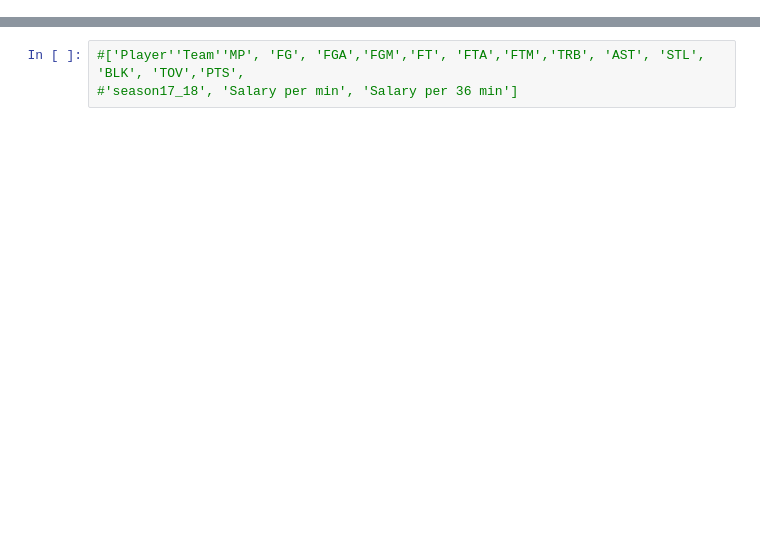
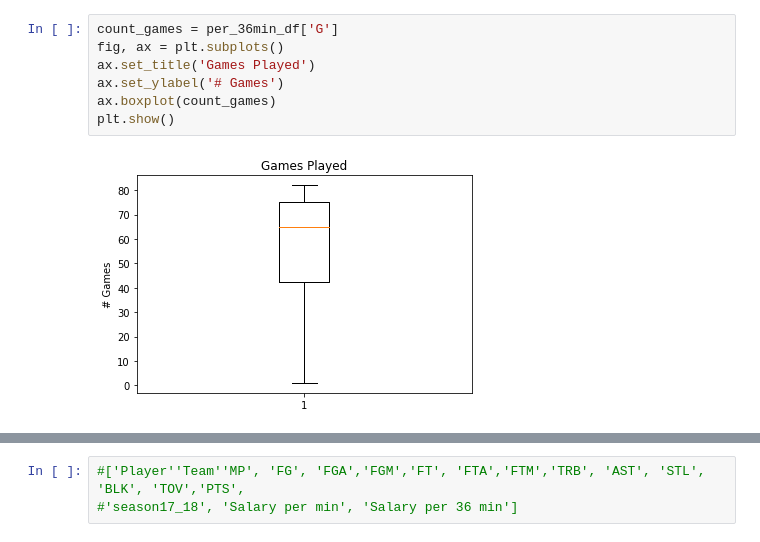
Before and after one commit to dinomolina/NBAstats_Project, a Jupyter notebook: NBA_Player_vs_Salary.ipynb, the cells around one changed output, grey strips where cells are left out. Drawn from its saved outputs; the diff is of its cells as text; blank space fills up the shorter version.

```diff
--- a/NBA_Player_vs_Salary.ipynb
+++ b/NBA_Player_vs_Salary.ipynb
@@ -67,0 +81,9 @@ per_36min_df.head()
+# %%
+count_games = per_36min_df['G']
+fig, ax = plt.subplots()
+ax.set_title('Games Played')
+ax.set_ylabel('# Games')
+ax.boxplot(count_games)
+plt.show()
+# %% [output]
+[figure, added]
```
Also changed, not shown: parts of 18 cells of this notebook, 2 other files.
